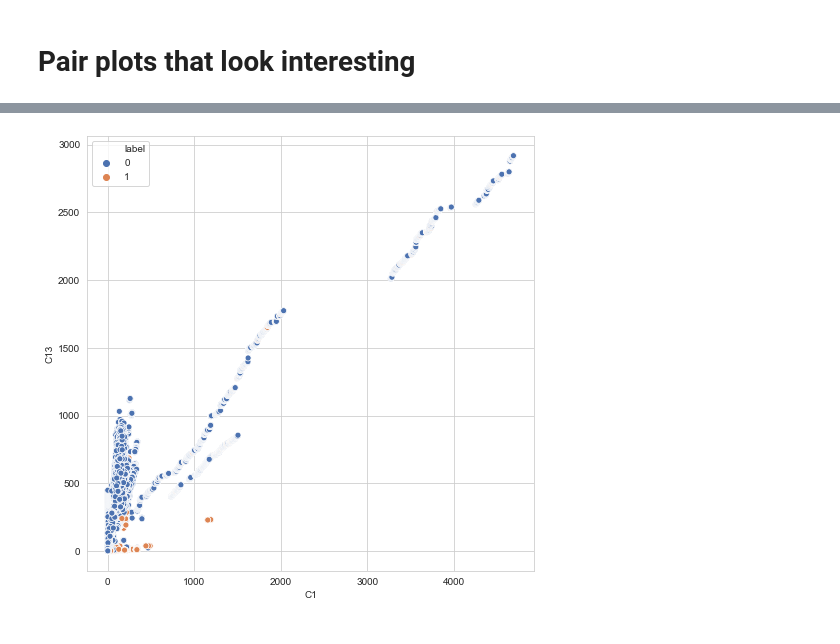
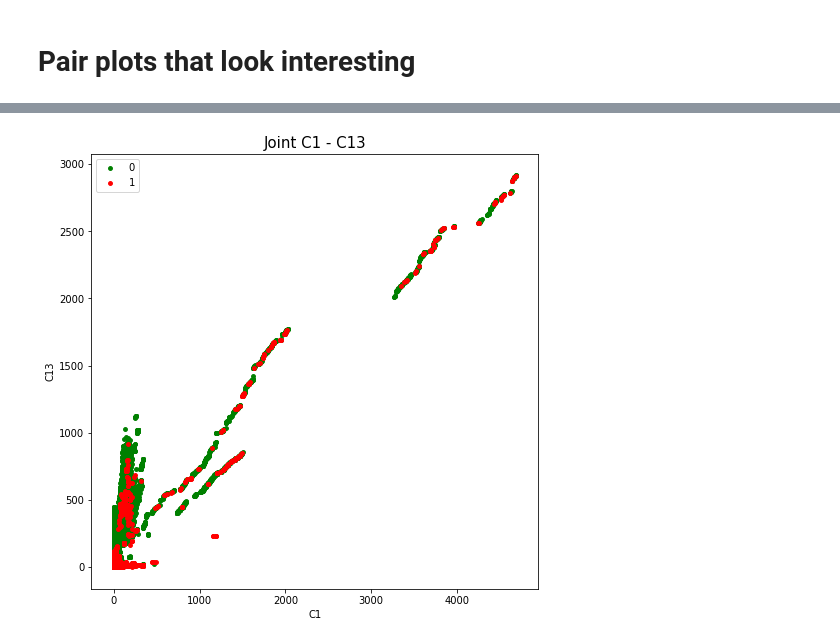
Before and after one commit to andfanilo/ieee-fraud-detection, a Jupyter notebook: notebooks/exploratory/Joint plots.ipynb, the cells around one changed output, grey strips where cells are left out. Saved outputs shown, nothing was run; the diff lists cells and outputs as text; code cells hidden in the pictures.

```diff
--- a/notebooks/exploratory/Joint plots.ipynb
+++ b/notebooks/exploratory/Joint plots.ipynb
@@ -37,6 +34,4 @@ X['label'] = y
-# %%
-fig, ax = plt.subplots(figsize=(8,8))
-sns.scatterplot(x="C1", y="C13", data=X, hue='label', ax=ax)
-fig.show()
-# %% [output]
-[figure, removed]
+# %%
+plot_joint(X, "C1", "C13").show()
+# %% [output]
+[figure, added]
```
Also changed, not shown: parts of 6 cells of this notebook, 8 other files.
